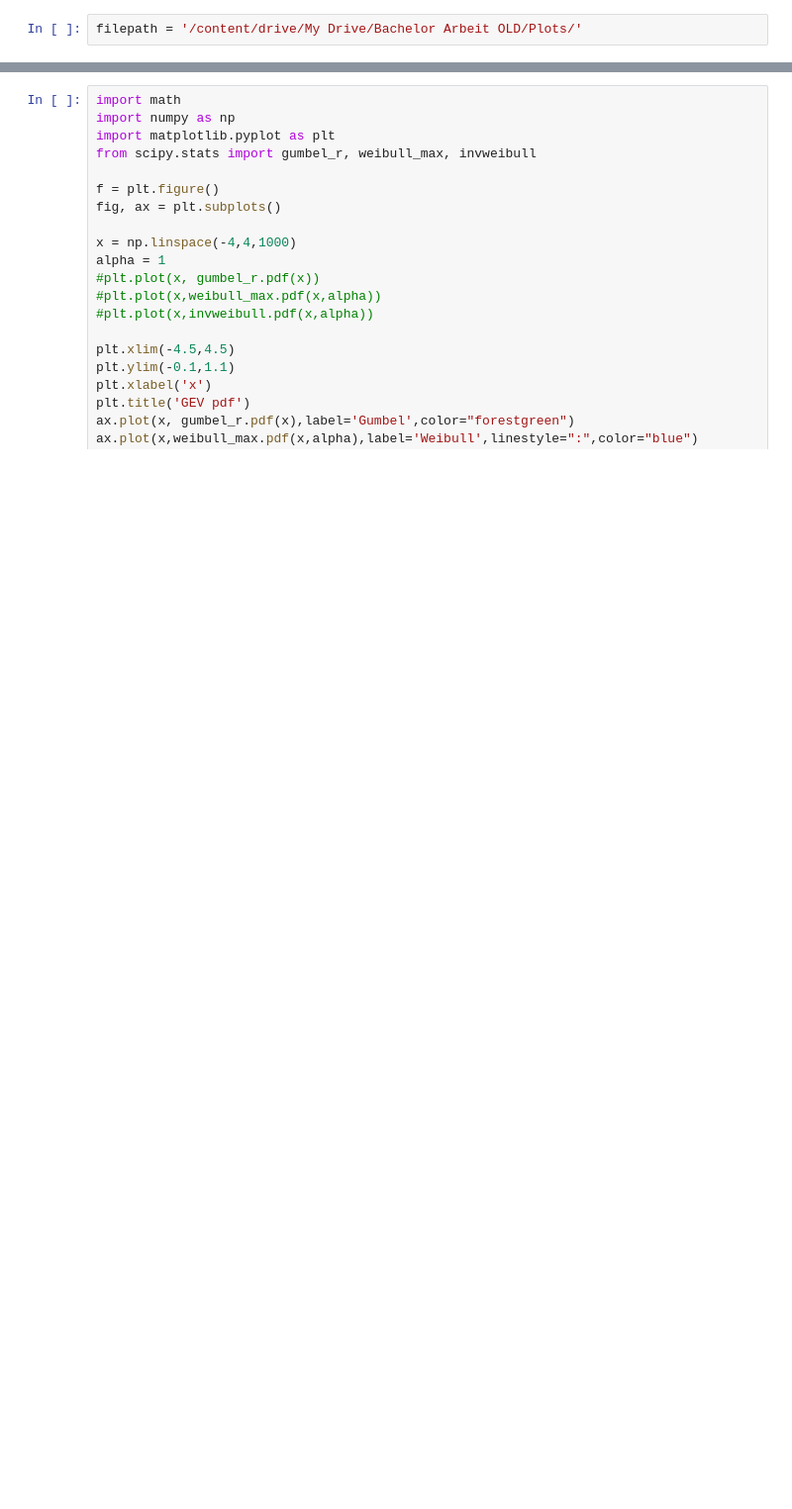
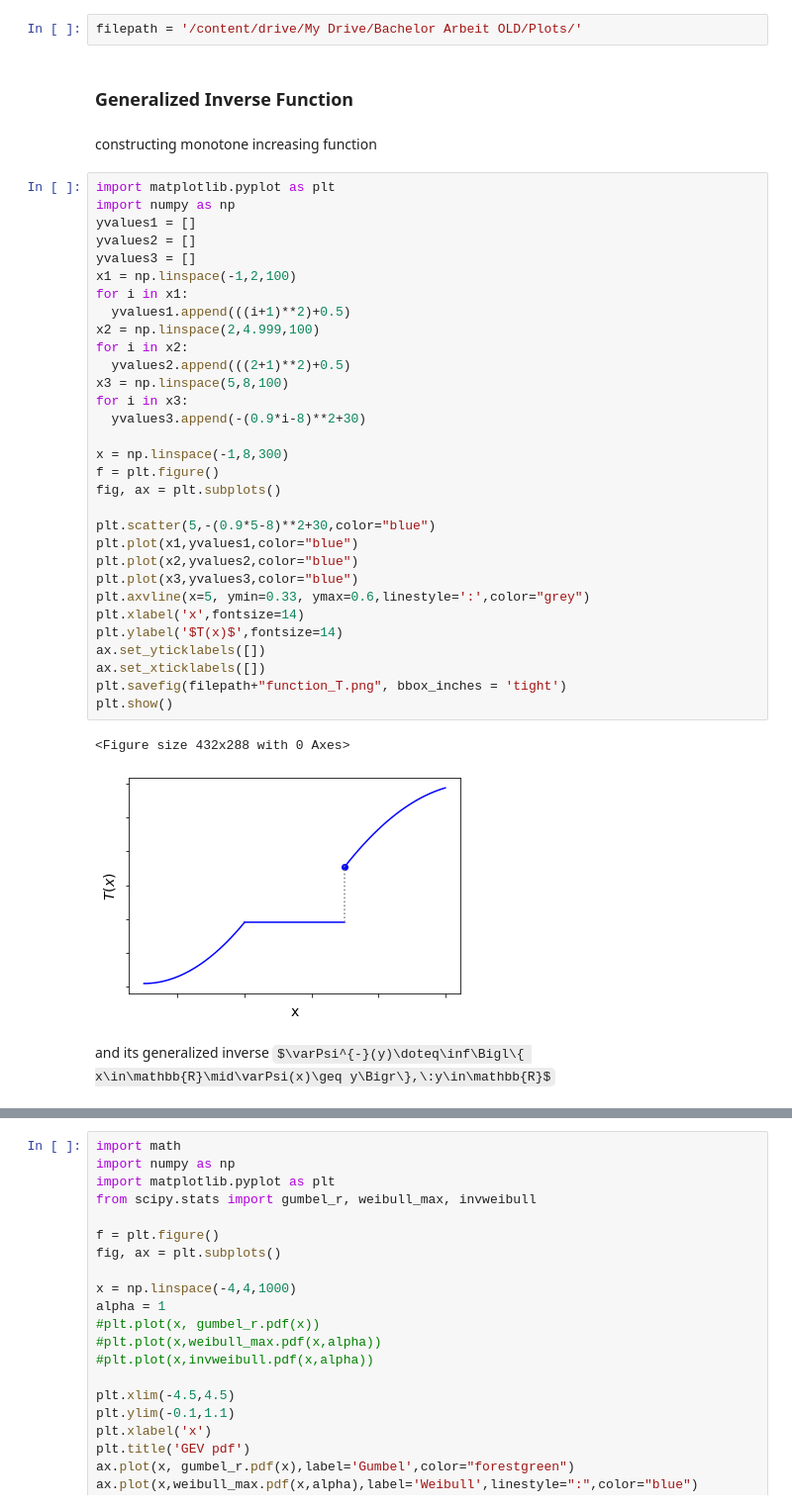
Before and after one commit to nathalieveronika/extreme_value_theory, a Jupyter notebook: 4ClassicEVT.ipynb, the cells around one changed output, grey strips where cells are left out. Shown at 99% size. Saved outputs shown, nothing was run; the diff lists cells and outputs as text; some formulas as TeX source; blank space fills up the shorter version.

```diff
--- a/4ClassicEVT.ipynb
+++ b/4ClassicEVT.ipynb
@@ -20,2 +12,42 @@ Mounted at /content/drive/
 # %%
 filepath = '/content/drive/My Drive/Bachelor Arbeit OLD/Plots/'
+# %% [markdown]
+### Generalized Inverse Function
+# %% [markdown]
+constructing monotone increasing function
+# %%
+import matplotlib.pyplot as plt
+import numpy as np
+yvalues1 = []
+yvalues2 = []
+yvalues3 = []
+x1 = np.linspace(-1,2,100)
+for i in x1:
+  yvalues1.append(((i+1)**2)+0.5)
+x2 = np.linspace(2,4.999,100)
+for i in x2:
+  yvalues2.append(((2+1)**2)+0.5)
+x3 = np.linspace(5,8,100)
+for i in x3:
+  yvalues3.append(-(0.9*i-8)**2+30)
+
+x = np.linspace(-1,8,300)
+f = plt.figure()
+fig, ax = plt.subplots()
+
+plt.scatter(5,-(0.9*5-8)**2+30,color="blue")
+plt.plot(x1,yvalues1,color="blue")
+plt.plot(x2,yvalues2,color="blue")
+plt.plot(x3,yvalues3,color="blue")
+plt.axvline(x=5, ymin=0.33, ymax=0.6,linestyle=':',color="grey")
+plt.xlabel('x',fontsize=14)
+plt.ylabel('$T(x)$',fontsize=14)
+ax.set_yticklabels([])
+ax.set_xticklabels([])
+plt.savefig(filepath+"function_T.png", bbox_inches = 'tight')
+plt.show()
+# %% [output]
+<Figure size 432x288 with 0 Axes>
+[figure, added]
+# %% [markdown]
+and its generalized inverse $\varPsi^{-}(y)\doteq\inf\Bigl\{ x\in\mathbb{R}\mid\varPsi(x)\geq y\Bigr\},\:y\in\mathbb{R}$
```
Also changed, not shown: parts of 14 cells of this notebook.
